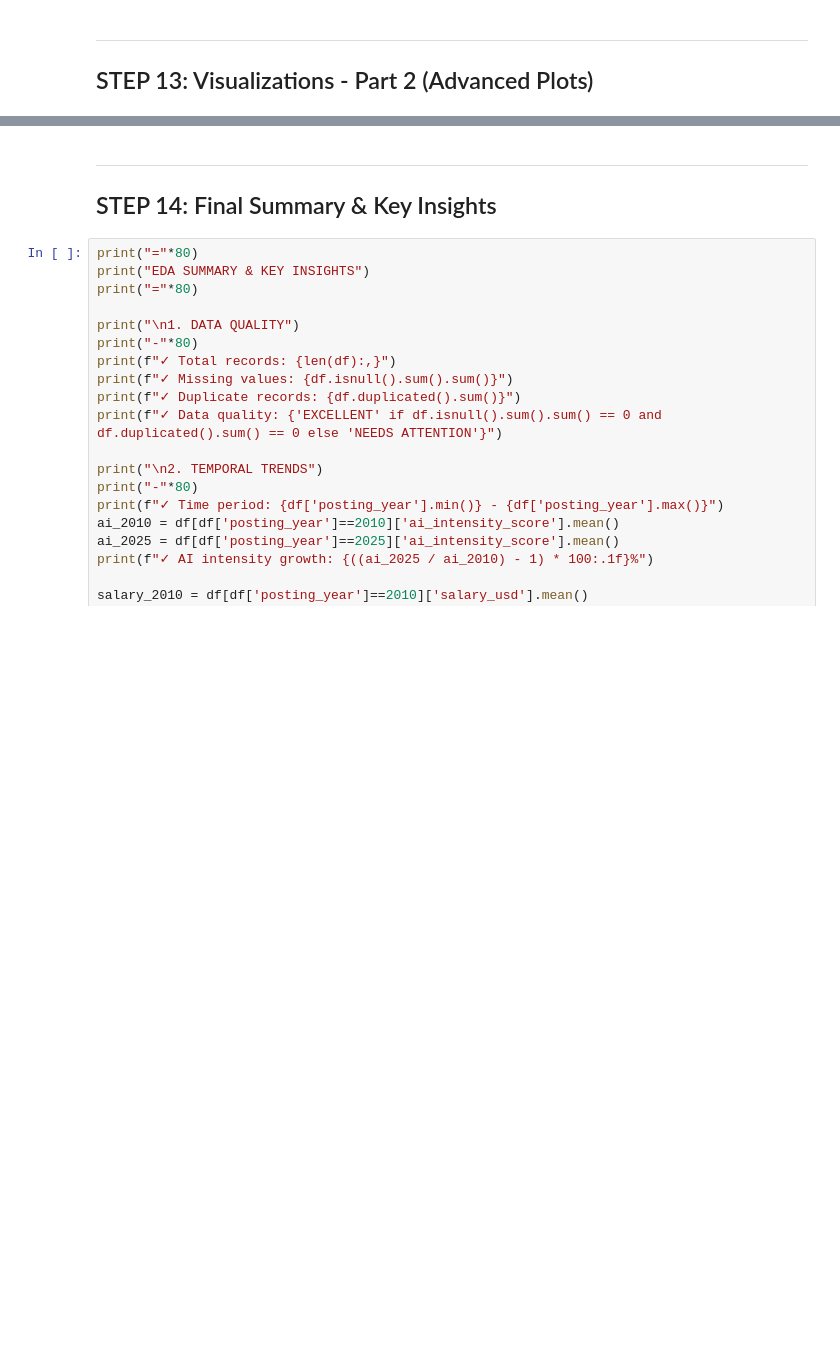
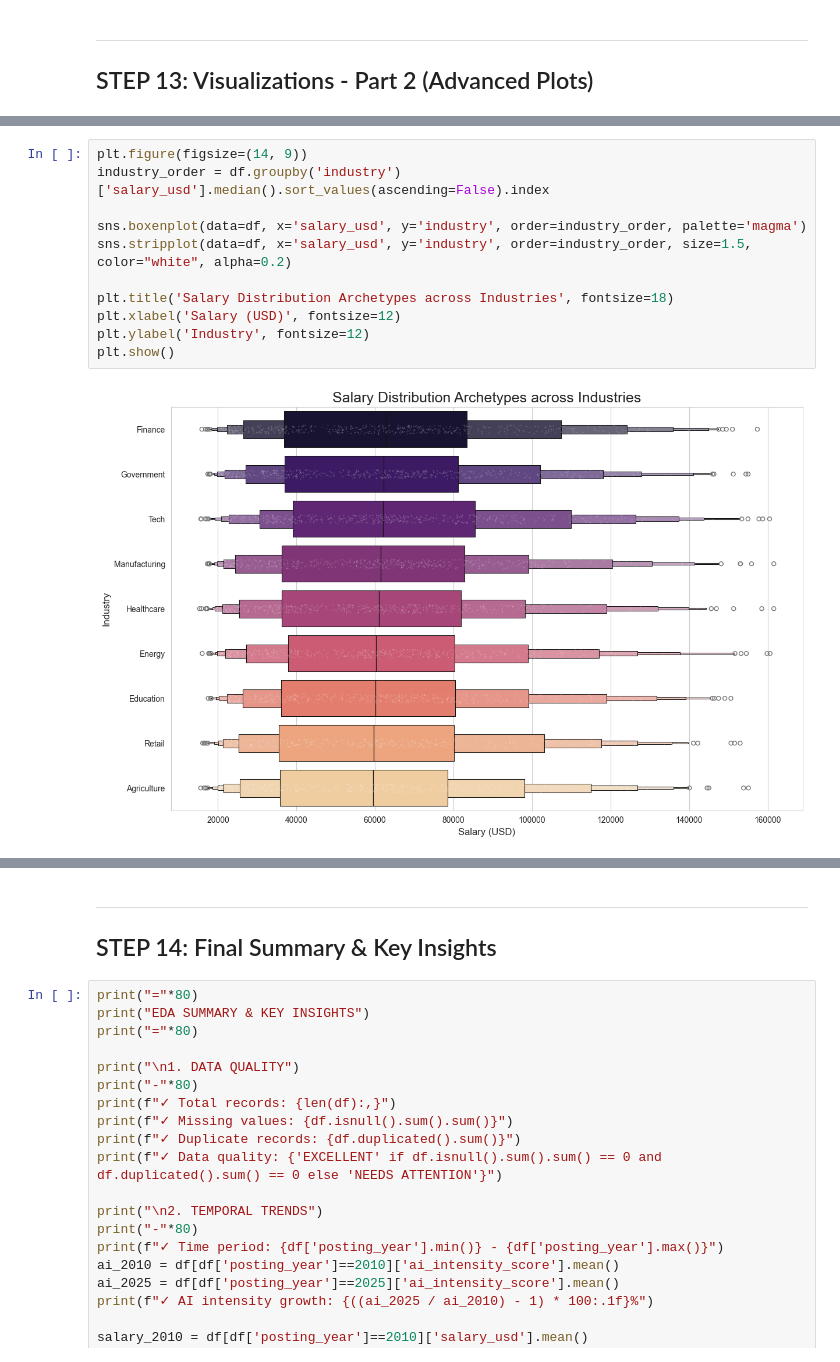
Before and after one commit to singhan14/global-ai-job-impact, a Jupyter notebook: notebooks/Complete_EDA_Analysis.ipynb, the cells around one changed output, grey strips where cells are left out. Cells and saved outputs as stored; diff of their text form; blank space fills up the shorter version.

```diff
--- a/notebooks/Complete_EDA_Analysis.ipynb
+++ b/notebooks/Complete_EDA_Analysis.ipynb
@@ -1397,0 +1590,13 @@ Advanced plots created and saved!
+# %%
+plt.figure(figsize=(14, 9))
+industry_order = df.groupby('industry')['salary_usd'].median().sort_values(ascending=False).index
+
+sns.boxenplot(data=df, x='salary_usd', y='industry', order=industry_order, palette='magma')
+sns.stripplot(data=df, x='salary_usd', y='industry', order=industry_order, size=1.5, color="white", alpha=0.2)
+
+plt.title('Salary Distribution Archetypes across Industries', fontsize=18)
+plt.xlabel('Salary (USD)', fontsize=12)
+plt.ylabel('Industry', fontsize=12)
+plt.show()
+# %% [output]
+[figure, added]
```
Also changed, not shown: parts of 54 cells of this notebook, 1 other file.
